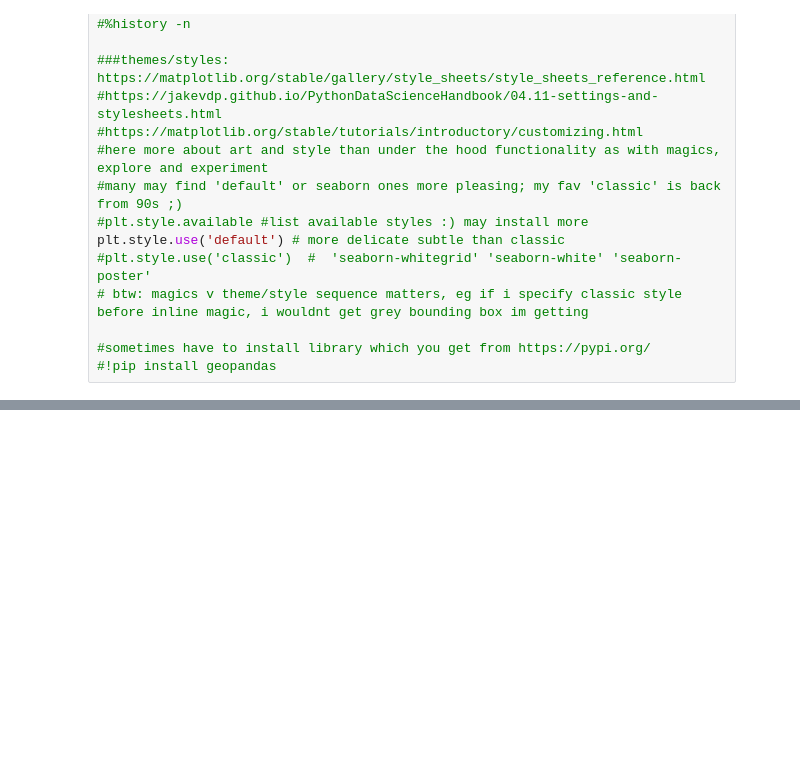
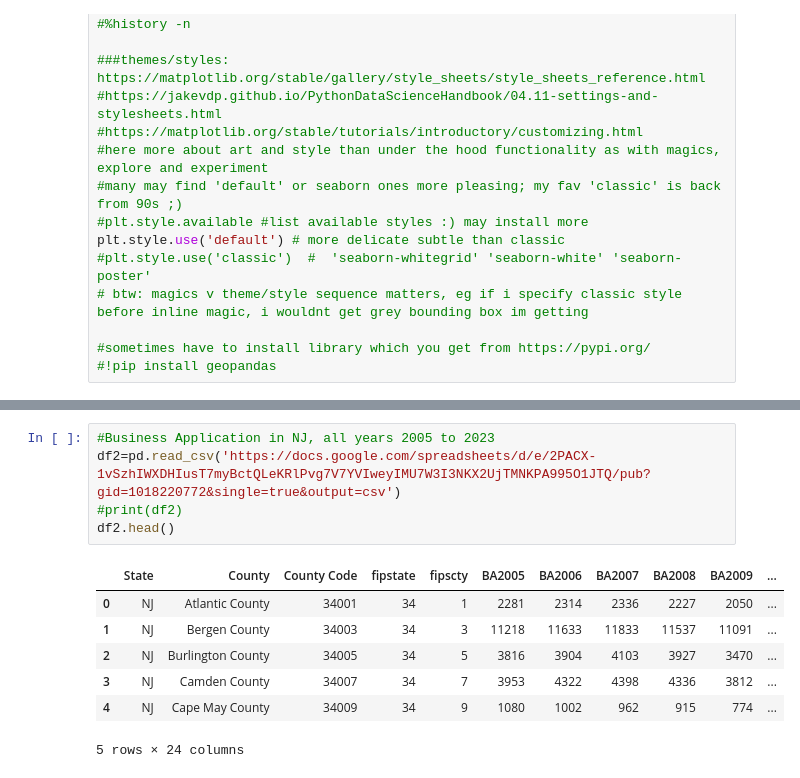
Before and after one commit to shirleyrutgers/GIS, a Jupyter notebook: PS1.ipynb, the cells around one changed output, grey strips where cells are left out. Saved outputs shown, nothing was run; the diff lists cells and outputs as text; blank space fills up the shorter version.

```diff
--- a/PS1.ipynb
+++ b/PS1.ipynb
@@ -347,0 +358,13 @@ df1 = pd.read_csv('https://docs.google.com/spreadsheets/d/e/2PACX-1vRCnEjufrgpP0
+# %%
+#Business Application in NJ, all years 2005 to 2023
+df2=pd.read_csv('https://docs.google.com/spreadsheets/d/e/2PACX-1vSzhIWXDHIusT7myBctQLeKRlPvg7V7YVIweyIMU7W3I3NKX2UjTMNKPA995O1JTQ/pub?gid=1018220772&single=true&output=csv')
+#print(df2)
+df2.head()
+# %% [output]
+|  | State | County | County Code | fipstate | fipscty | BA2005 | BA2006 | BA2007 | BA2008 | BA2009 | ... |
+| 0 | NJ | Atlantic County | 34001 | 34 | 1 | 2281 | 2314 | 2336 | 2227 | 2050 | ... |
+| 1 | NJ | Bergen County | 34003 | 34 | 3 | 11218 | 11633 | 11833 | 11537 | 11091 | ... |
+| 2 | NJ | Burlington County | 34005 | 34 | 5 | 3816 | 3904 | 4103 | 3927 | 3470 | ... |
+| 3 | NJ | Camden County | 34007 | 34 | 7 | 3953 | 4322 | 4398 | 4336 | 3812 | ... |
+| 4 | NJ | Cape May County | 34009 | 34 | 9 | 1080 | 1002 | 962 | 915 | 774 | ... |
+5 rows × 24 columns
```
Also changed, not shown: parts of 16 cells of this notebook.
